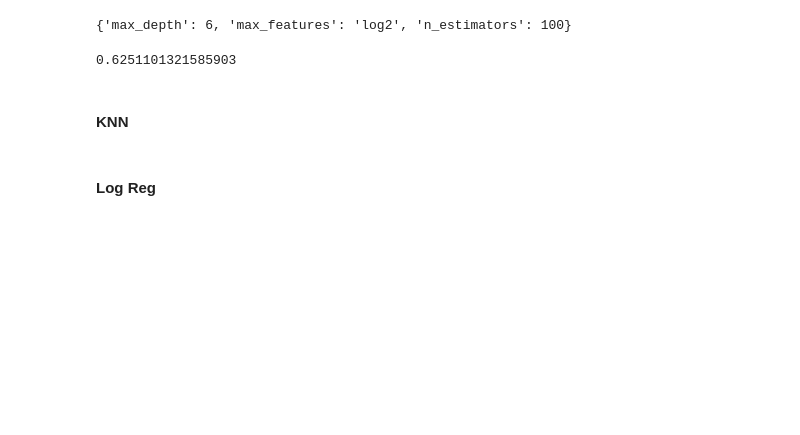
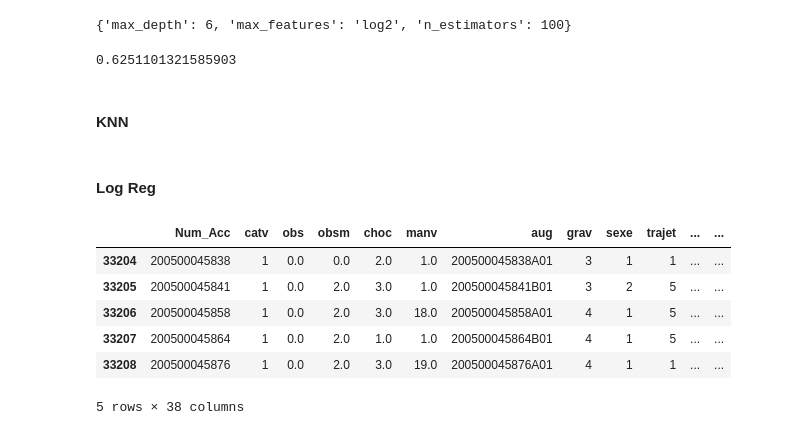
Before and after one commit to AurelienBr22/CyclingFacilities, a Jupyter notebook: notebooks/notebook_testmodel.ipynb, the cells around one changed output. Saved outputs shown, nothing was run; the diff lists cells and outputs as text; code cells hidden in the pictures; blank space fills up the shorter version.

```diff
--- a/notebooks/notebook_testmodel.ipynb
+++ b/notebooks/notebook_testmodel.ipynb
@@ -270,0 +326,12 @@ score_lr
+# %%
+data_filtered = data[data['dep'].isin([750])]
+# %%
+data_filtered
+# %% [output]
+|  | Num_Acc | catv | obs | obsm | choc | manv | aug | grav | sexe | trajet | ... | ... |
+| 33204 | 200500045838 | 1 | 0.0 | 0.0 | 2.0 | 1.0 | 200500045838A01 | 3 | 1 | 1 | ... | ... |
+| 33205 | 200500045841 | 1 | 0.0 | 2.0 | 3.0 | 1.0 | 200500045841B01 | 3 | 2 | 5 | ... | ... |
+| 33206 | 200500045858 | 1 | 0.0 | 2.0 | 3.0 | 18.0 | 200500045858A01 | 4 | 1 | 5 | ... | ... |
+| 33207 | 200500045864 | 1 | 0.0 | 2.0 | 1.0 | 1.0 | 200500045864B01 | 4 | 1 | 5 | ... | ... |
+| 33208 | 200500045876 | 1 | 0.0 | 2.0 | 3.0 | 19.0 | 200500045876A01 | 4 | 1 | 1 | ... | ... |
+5 rows × 38 columns
```
Also changed, not shown: parts of 16 cells of this notebook, 1 other file.
